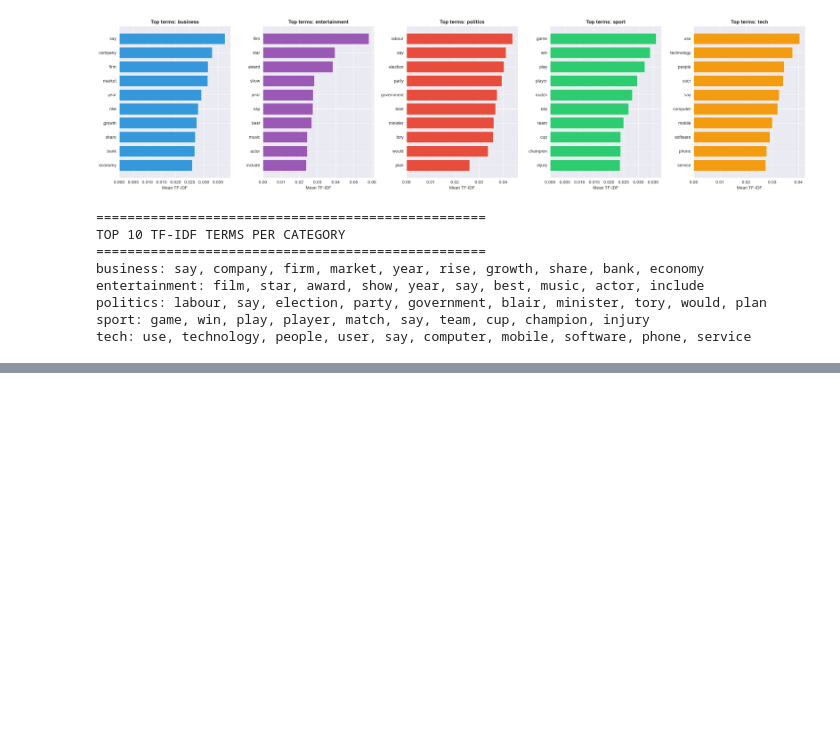
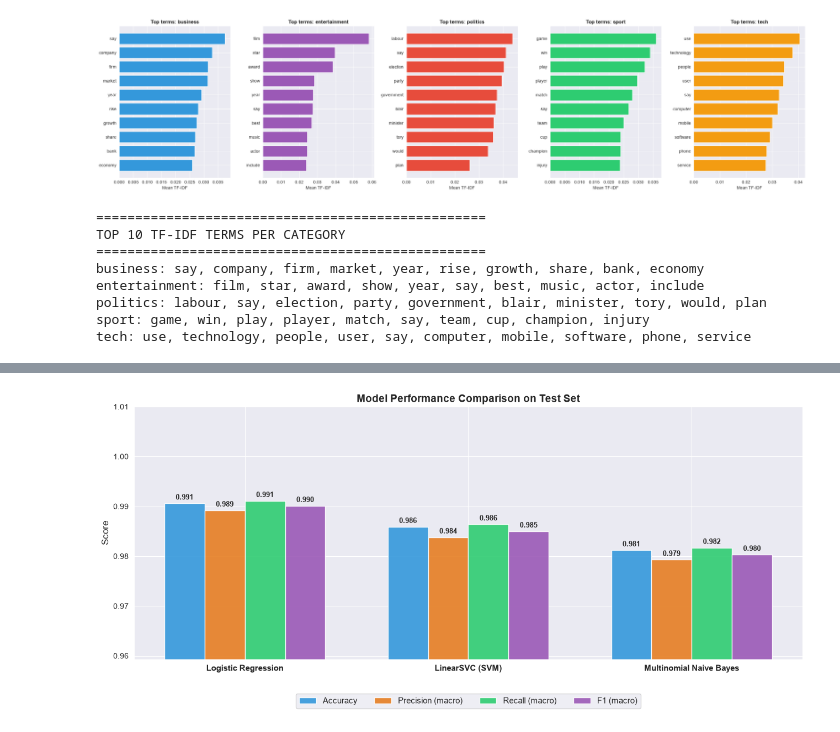
Before and after one commit to AhmadR-11/AI-ML-Projects, a Jupyter notebook: Sentiment-Text-Classifier/Text_Classifier.ipynb, the cells around one changed output, grey strips where cells are left out. Drawn from its saved outputs; the diff is of its cells as text; code cells hidden in the pictures; blank space fills up the shorter version.

```diff
--- a/Sentiment-Text-Classifier/Text_Classifier.ipynb
+++ b/Sentiment-Text-Classifier/Text_Classifier.ipynb
@@ -861,0 +1004,20 @@ tech: use, technology, people, user, say, computer, mobile, software, phone, ser
+# %%
+# ──────────────────────────────────────────────
+# Generate Test-Set Predictions (for evaluation step)
+# ──────────────────────────────────────────────
+predictions = {
+    name: model.predict(X_test)
+    for name, model in models.items()
+}
+
+# Quick sanity check: first 10 predictions vs true labels
+print("=" * 50)
+print("SANITY CHECK: First 10 Predictions vs True Labels")
+print("=" * 50)
+
+sanity_data = {'True Label': y_test.values[:10]}
+for name, preds in predictions.items():
+    sanity_data[name] = preds[:10]
+
+sanity_df = pd.DataFrame(sanity_data)
+print(sanity_df.to_string(index=False))
@@ -861,0 +1161,41 @@ tech: use, technology, people, user, say, computer, mobile, software, phone, ser
+# %%
+# ──────────────────────────────────────────────
+# Model Performance Comparison (Grouped Bar Chart)
+# ──────────────────────────────────────────────
+metric_cols = ['Accuracy', 'Precision (macro)', 'Recall (macro)', 'F1 (macro)']
+bar_colors = ['#3498db', '#e67e22', '#2ecc71', '#9b59b6']
+
+fig, ax = plt.subplots(figsize=(13, 6))
+
+x = np.arange(len(results_df))
+width = 0.18
+
+min_val = results_df[metric_cols].min().min()
+
+for i, (col, color) in enumerate(zip(metric_cols, bar_colors)):
+    offset = (i - 1.5) * width
+    rects = ax.bar(x + offset, results_df[col], width, label=col, color=color, alpha=0.9)
+
+    for rect in rects:
+        height = rect.get_height()
+        ax.annotate(
+            f'{height:.3f}',
+            xy=(rect.get_x() + rect.get_width() / 2, height),
+            xytext=(0, 3),
+            textcoords="offset points",
+            ha='center', va='bottom',
+            fontsize=9, fontweight='bold'
+        )
+
+ax.set_xticks(x)
+ax.set_xticklabels(results_df['Model'], fontsize=11, fontweight='bold')
+ax.set_ylim(max(0, min_val - 0.02), 1.01)
+ax.set_ylabel('Score', fontsize=12)
+ax.set_title('Model Performance Comparison on Test Set', fontsize=14, fontweight='bold')
+ax.legend(loc='upper center', bbox_to_anchor=(0.5, -0.12), ncol=4, frameon=True, fontsize=11)
+
+plt.tight_layout()
+plt.savefig('outputs/06_model_comparison.png', dpi=150, bbox_inches='tight')
+plt.show()
+# %% [output]
+[figure, added]
```
Also changed, not shown: parts of 26 cells of this notebook.
